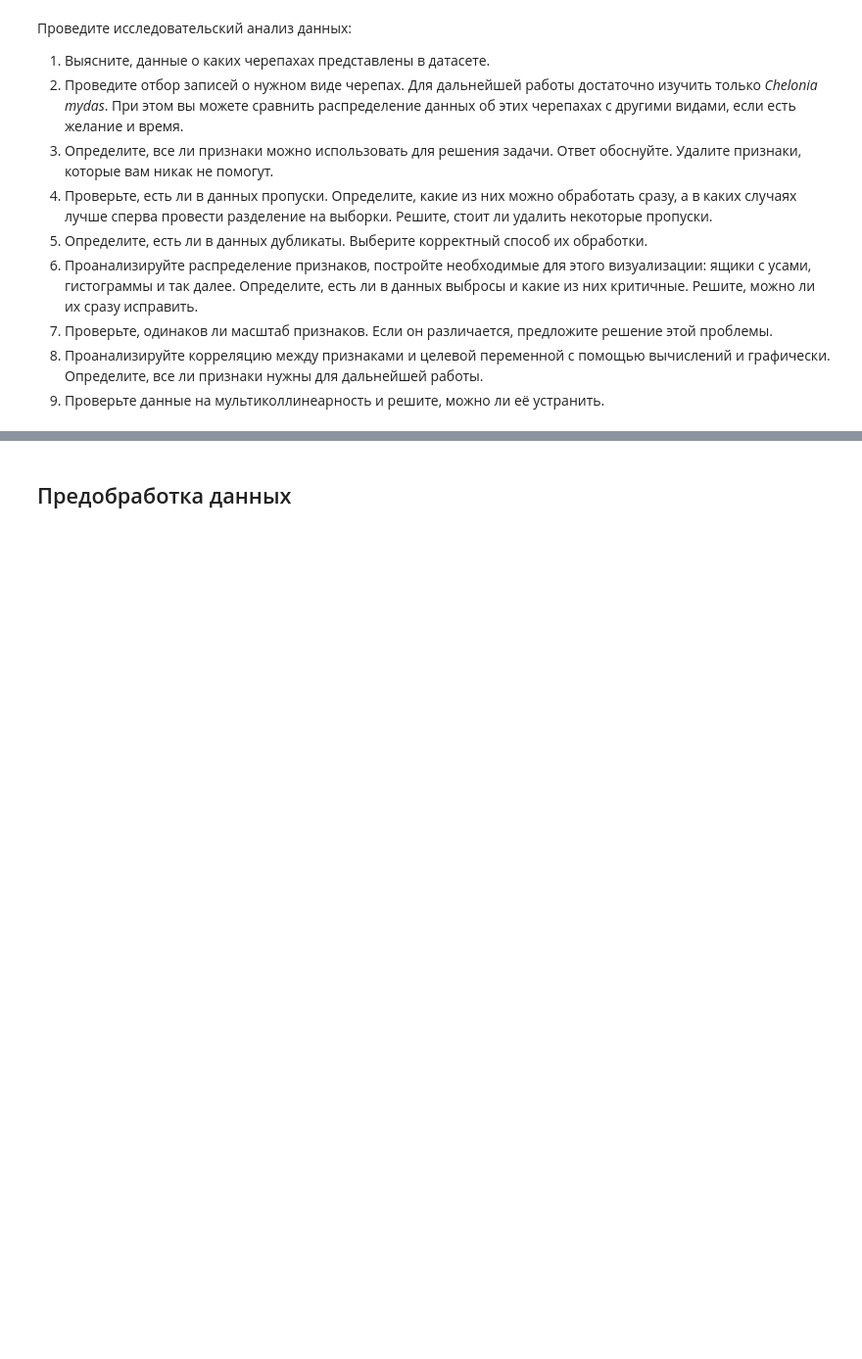
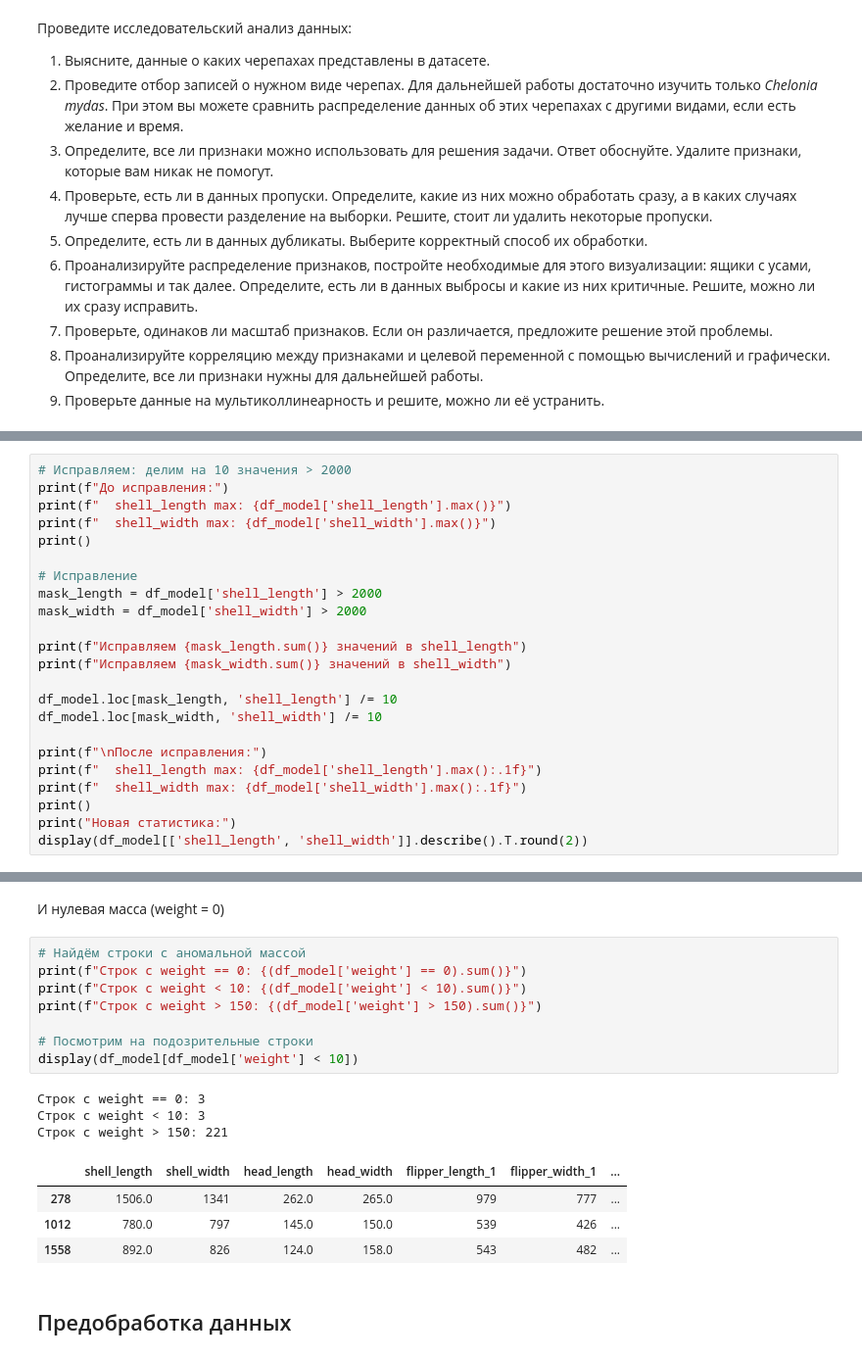
Before and after one commit to eugenii/DS_v2, a Jupyter notebook: 10_LinearR_turtles/bd4873e5-51af-44d0-99fe-71cbd1de183c.ipynb, the cells around one changed output, grey strips where cells are left out. Shown at 98% size. Saved outputs shown, nothing was run; the diff lists cells and outputs as text; blank space fills up the shorter version.

```diff
--- a/10_LinearR_turtles/bd4873e5-51af-44d0-99fe-71cbd1de183c.ipynb
+++ b/10_LinearR_turtles/bd4873e5-51af-44d0-99fe-71cbd1de183c.ipynb
@@ -85,0 +441,23 @@ None
+# %%
+# Исправляем: делим на 10 значения > 2000
+print(f"До исправления:")
+print(f"  shell_length max: {df_model['shell_length'].max()}")
+print(f"  shell_width max: {df_model['shell_width'].max()}")
+print()
+
+# Исправление
+mask_length = df_model['shell_length'] > 2000
+mask_width = df_model['shell_width'] > 2000
+
+print(f"Исправляем {mask_length.sum()} значений в shell_length")
+print(f"Исправляем {mask_width.sum()} значений в shell_width")
+
+df_model.loc[mask_length, 'shell_length'] /= 10
+df_model.loc[mask_width, 'shell_width'] /= 10
+
+print(f"\nПосле исправления:")
+print(f"  shell_length max: {df_model['shell_length'].max():.1f}")
+print(f"  shell_width max: {df_model['shell_width'].max():.1f}")
+print()
+print("Новая статистика:")
+display(df_model[['shell_length', 'shell_width']].describe().T.round(2))
@@ -86,3 +480,21 @@ None
+# %% [markdown]
+И нулевая масса (weight = 0)
+# %%
+# Найдём строки с аномальной массой
+print(f"Строк с weight == 0: {(df_model['weight'] == 0).sum()}")
+print(f"Строк с weight < 10: {(df_model['weight'] < 10).sum()}")
+print(f"Строк с weight > 150: {(df_model['weight'] > 150).sum()}")
+
+# Посмотрим на подозрительные строки
+display(df_model[df_model['weight'] < 10])
+# %% [output]
+Строк с weight == 0: 3
+Строк с weight < 10: 3
+Строк с weight > 150: 221
+|  | shell_length | shell_width | head_length | head_width | flipper_length_1 | flipper_width_1 | ... |
+| 278 | 1506.0 | 1341 | 262.0 | 265.0 | 979 | 777 | ... |
+| 1012 | 780.0 | 797 | 145.0 | 150.0 | 539 | 426 | ... |
+| 1558 | 892.0 | 826 | 124.0 | 158.0 | 543 | 482 | ... |
 # %% [markdown]
 ## Предобработка данных
 # %% [markdown]
```
Also changed, not shown: parts of 26 cells of this notebook, 1 other file.
